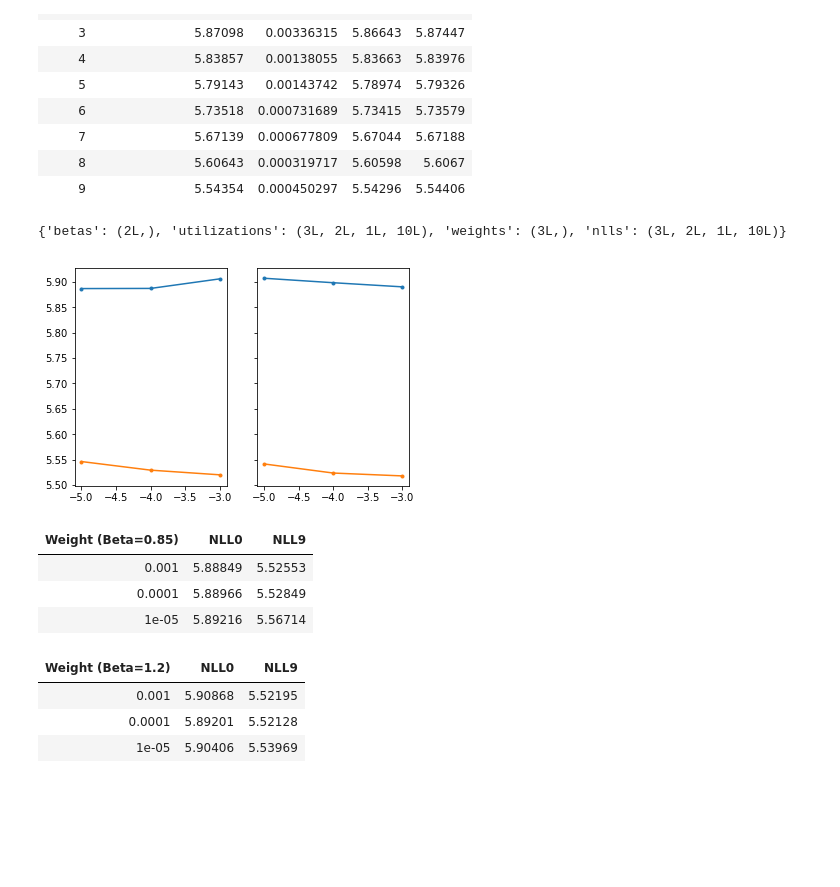
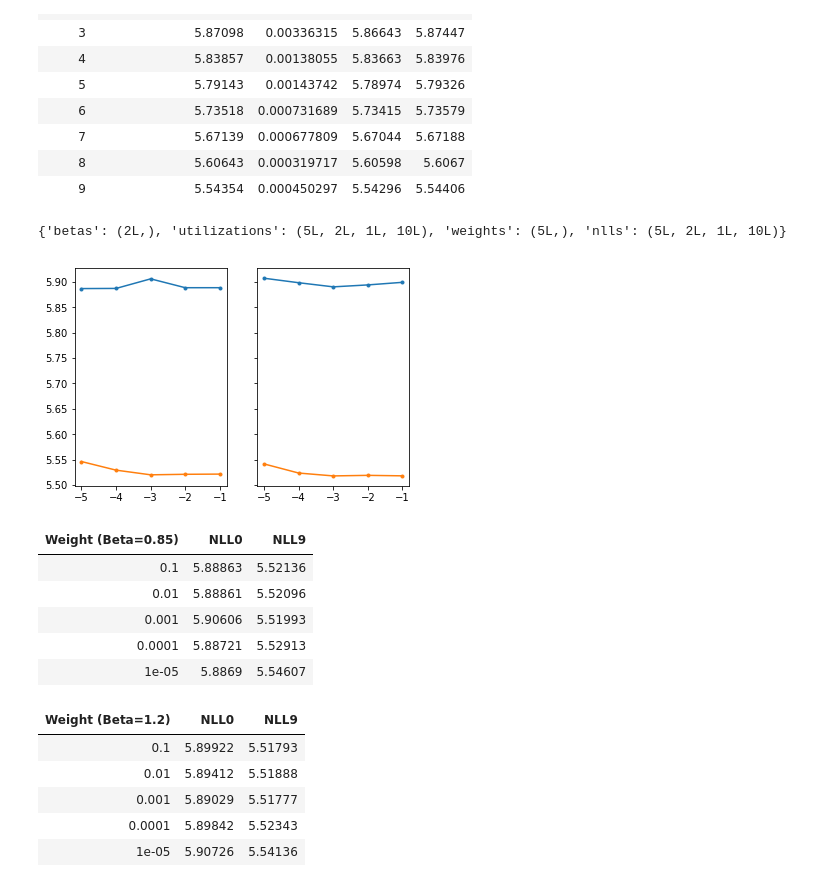
Before and after one commit to bstriner/discrete-skip-gram, a Jupyter notebook: notebook/results.ipynb, the cells around one changed output. Drawn from its saved outputs; the diff is of its cells as text; code cells hidden in the pictures; blank space fills up the shorter version.

```diff
--- a/notebook/results.ipynb
+++ b/notebook/results.ipynb
@@ -603,37 +604,41 @@ for i in range(tree['betas'].shape[0]):
 # %%
 # Balance regularized tree
 tree_b = load_output('skipgram_tree_b.npz')
 print(data_shapes(tree_b))
 betas = tree_b['betas']
-weights=tree_b['weights']
-x=np.log10(weights)
+nlls = tree_b['nlls']
+weights = tree_b['weights']
+x = np.log10(weights)
 kws = {'markersize':3, 'marker':'o'}
 f, axs = plt.subplots(1, betas.shape[0], sharey=True)
 for i in range(betas.shape[0]):
     idx = 0
     axs[i].plot(x, np.mean(tree_b['nlls'][:,i,:,idx], axis=1),**kws)
     idx = 9
     axs[i].plot(x, np.mean(tree_b['nlls'][:,i,:,idx], axis=1), **kws)
 plt.savefig('images/skipgram_tree_b.png')
 plt.show()
-
 # Tabulate data
 for i in range(betas.shape[0]):
     nll0 = np.mean(nlls[:,i,:,0], axis=1)
     nll9 = np.mean(nlls[:,i,:,9], axis=1)
     t=np.stack([weights, nll0, nll9], axis=1)
     display(table(t, headers=['Weight (Beta={})'.format(betas[i]),'NLL0','NLL9']))
 # %% [output]
-{'betas': (2L,), 'utilizations': (3L, 2L, 1L, 10L), 'weights': (3L,), 'nlls': (3L, 2L, 1L, 10L)}
+{'betas': (2L,), 'utilizations': (5L, 2L, 1L, 10L), 'weights': (5L,), 'nlls': (5L, 2L, 1L, 10L)}
-[figure, old version]
+[figure, new version]
 | Weight (Beta=0.85) | NLL0 | NLL9 |
-| 0.001 | 5.88849 | 5.52553 |
-| 0.0001 | 5.88966 | 5.52849 |
-| 1e-05 | 5.89216 | 5.56714 |
+| 0.1 | 5.88863 | 5.52136 |
+| 0.01 | 5.88861 | 5.52096 |
+| 0.001 | 5.90606 | 5.51993 |
+| 0.0001 | 5.88721 | 5.52913 |
+| 1e-05 | 5.8869 | 5.54607 |
 | Weight (Beta=1.2) | NLL0 | NLL9 |
-| 0.001 | 5.90868 | 5.52195 |
-| 0.0001 | 5.89201 | 5.52128 |
-| 1e-05 | 5.90406 | 5.53969 |
+| 0.1 | 5.89922 | 5.51793 |
+| 0.01 | 5.89412 | 5.51888 |
+| 0.001 | 5.89029 | 5.51777 |
+| 0.0001 | 5.89842 | 5.52343 |
+| 1e-05 | 5.90726 | 5.54136 |
 # %%
 # Exclusive Lasso regularized tree
 tree_el = load_output('skipgram_tree_el.npz')
```
Also changed, not shown: parts of 3 cells of this notebook.
